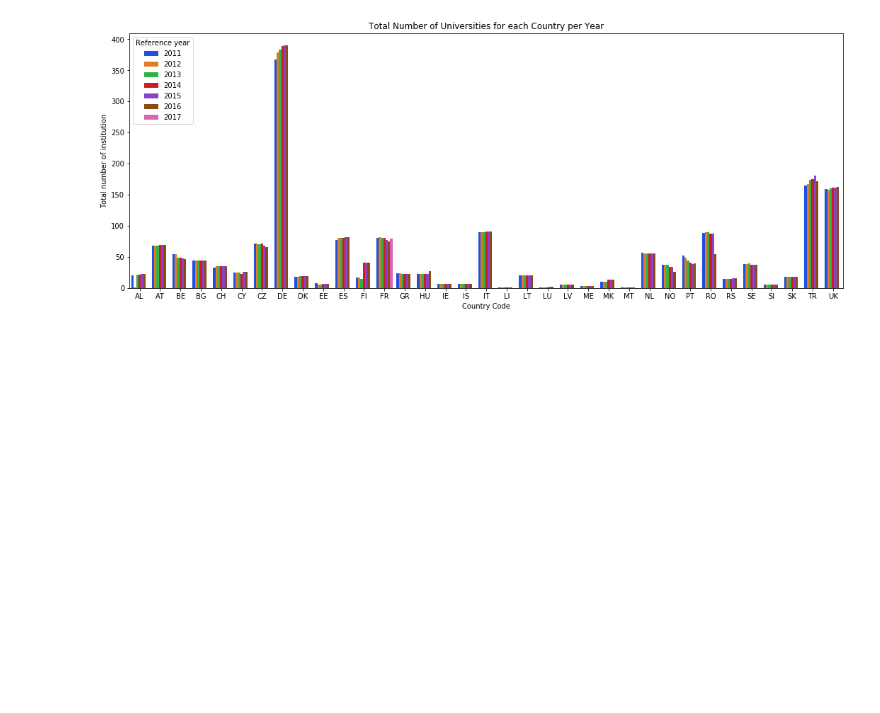
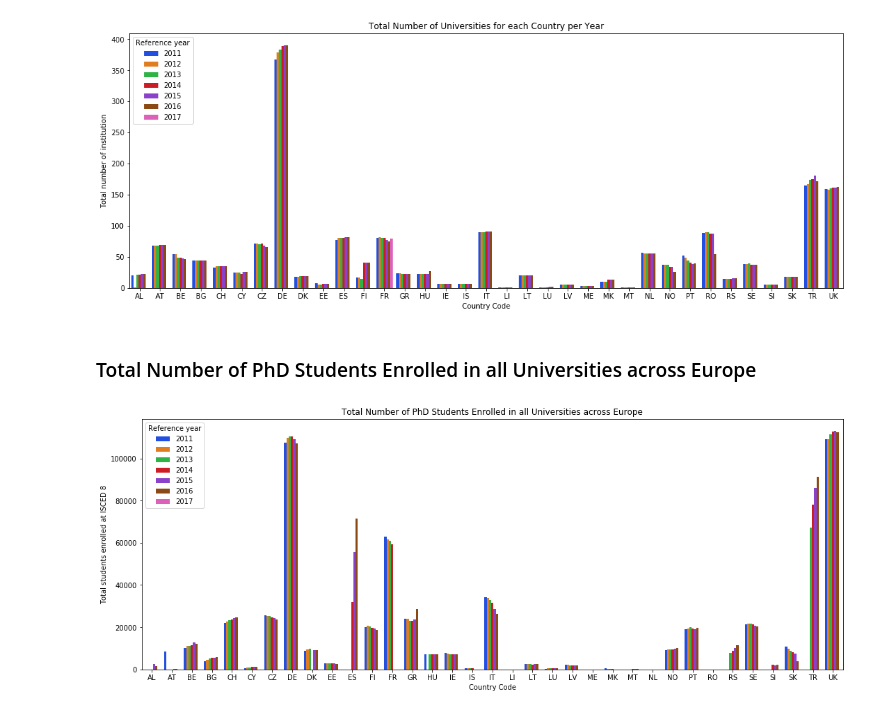
Before and after one commit to dilaraisikli/Statistical-Data-Quality-Analysis-on-ETER, a Jupyter notebook: plots.ipynb, the cells around one changed output. Drawn from its saved outputs; the diff is of its cells as text; code cells hidden in the pictures; blank space fills up the shorter version.

```diff
--- a/plots.ipynb
+++ b/plots.ipynb
@@ -235,3 +346,16 @@ plt.ylabel('Total number of institution')
 plt.show()
 # %% [output]
 [figure]
+# %% [markdown]
+### Total Number of PhD Students Enrolled in all Universities across Europe
+# %%
+fig = plt.figure(figsize=(14,5))
+ax = fig.add_axes([0,0,1,1])
+ax = sns.barplot(x="Country Code", y="Total students enrolled at ISCED 8", hue="Reference year", data=result_uni)
+sns.set_palette('bright')
+plt.title('Total Number of PhD Students Enrolled in all Universities across Europe')
+plt.xlabel('Country Code')
+plt.ylabel('Total students enrolled at ISCED 8')
+plt.show()
+# %% [output]
+[figure, added]
```
Also changed, not shown: parts of 13 cells of this notebook, 1 other file.
